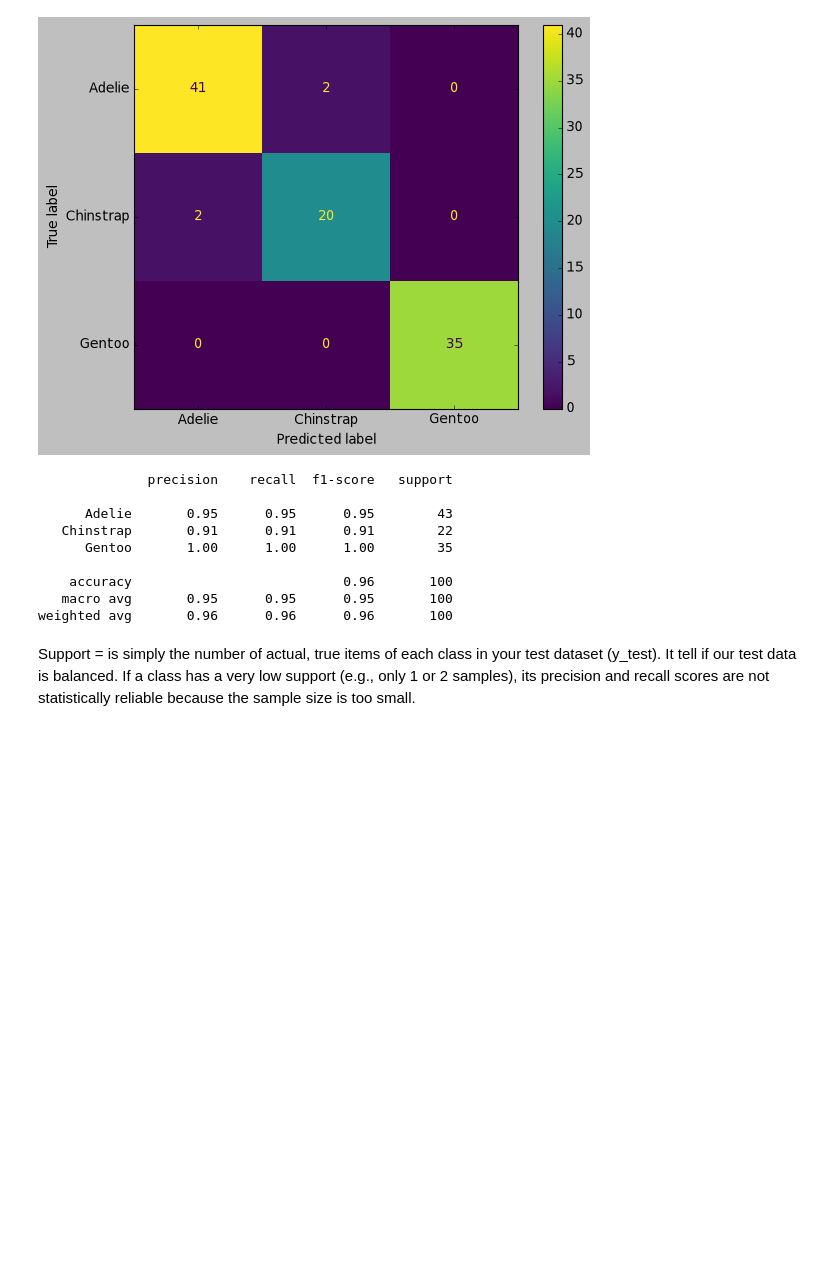
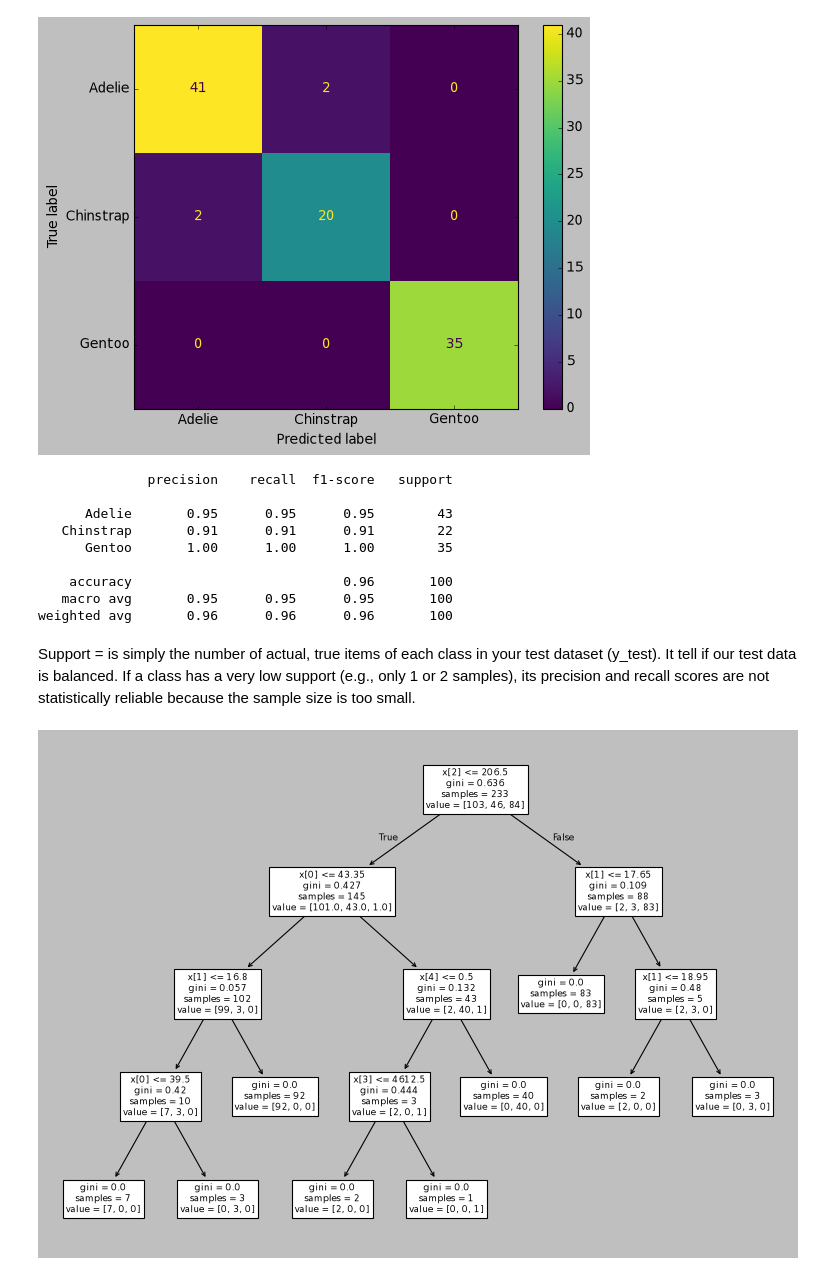
Before and after one commit to danielbazx/Machine-Learning-6-SIN-A-Mar-Jul-2026, a Jupyter notebook: penguins1.ipynb, the cells around one changed output. Drawn from its saved outputs; the diff is of its cells as text; code cells hidden in the pictures; blank space fills up the shorter version.

```diff
--- a/penguins1.ipynb
+++ b/penguins1.ipynb
@@ -163,3 +163,9 @@ print(classification_report(y_test,base_pred))
 weighted avg       0.96      0.96      0.96       100
 # %% [markdown]
 Support = is simply the number of actual, true items of each class in your test dataset (y_test). It tell if our test data is balanced. If a class has a very low support (e.g., only 1 or 2 samples), its precision and recall scores are not statistically reliable because the sample size is too small.
+# %%
+from sklearn.tree import plot_tree
+plt.figure(figsize=(12,8))
+plot_tree(model);
+# %% [output]
+[figure, added]
```
